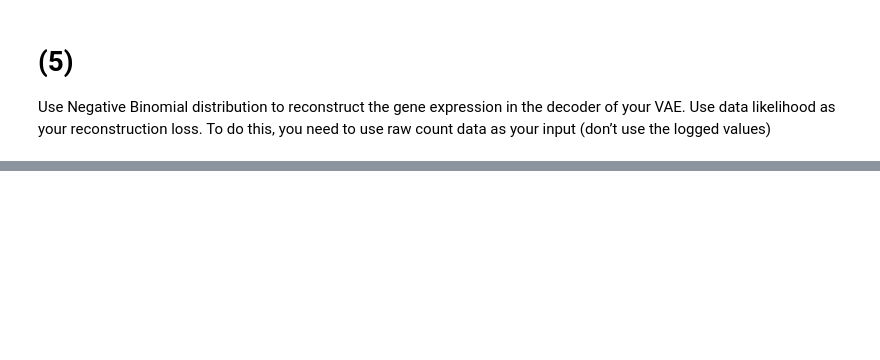
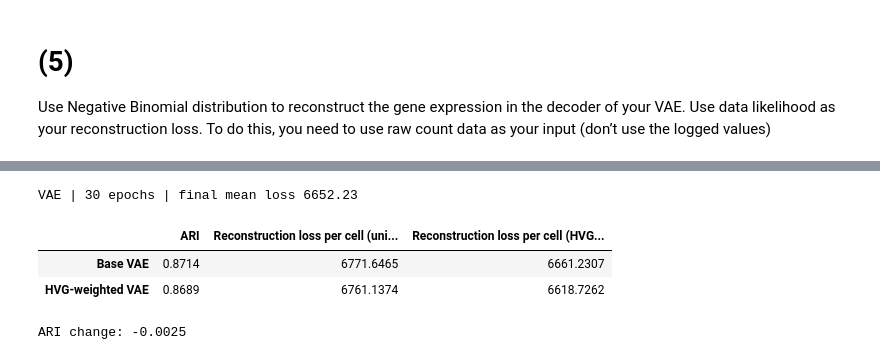
Before and after one commit to 6x7p3/lab_entry_test, a Jupyter notebook: Question_1/Problem 1.ipynb, the cells around one changed output, grey strips where cells are left out. Cells and saved outputs as stored; diff of their text form; code cells hidden in the pictures; blank space fills up the shorter version.

```diff
--- a/Question_1/Problem 1.ipynb
+++ b/Question_1/Problem 1.ipynb
@@ -504,0 +201,62 @@ Epoch 30 | NB NLL 11828.22 | KL 53.45 | total 11881.68 | max logvar -1.80
+# %%
+import numpy as np
+import pandas as pd
+import torch
+from scanpy.io import read_h5ad
+from sklearn.cluster import KMeans
+from sklearn.metrics import adjusted_rand_score
+
+from model import VAE, train_vae
+
+adata = read_h5ad("cortex_preprocessed.h5ad")
+highly_variable = adata.var["highly_variable"].to_numpy(dtype=bool)
+gene_weights = np.where(highly_variable, 3.0, 1.0)
+gene_weights /= gene_weights.mean()
+
+weighted_checkpoint = "checkpoints/cortex_vae_hvg.pt"
+train_vae(VAE, adata, "scaled", weighted_checkpoint, epochs=30, gene_weights=gene_weights)
+
+cell_types = adata.obs["label"]
+scaled_expression = torch.as_tensor(adata.layers["scaled"], dtype=torch.float32)
+hvg_weights = torch.as_tensor(gene_weights, dtype=scaled_expression.dtype)
+
+
+@torch.inference_mode()
+def evaluate_checkpoint(checkpoint_path):
+    checkpoint = torch.load(checkpoint_path, map_location="cpu", weights_only=True)
+    model = VAE(**checkpoint["model_config"])
+    model.load_state_dict(checkpoint["model_state_dict"])
+    model.eval()
+
+    latent_batches = []
+    uniform_loss_sum = 0.0
+    hvg_loss_sum = 0.0
+    for expression in scaled_expression.split(128):
+        latent_means, _ = model.encode(expression)
+        latent_batches.append(latent_means)
+        reconstructed = model.decoder(latent_means)
+        uniform_loss_sum += model.reconstruction_loss(reconstructed, expression).sum(dtype=torch.float64).item()
+        hvg_loss_sum += model.reconstruction_loss(reconstructed, expression, hvg_weights).sum(dtype=torch.float64).item()
+
+    kmeans = KMeans(n_clusters=cell_types.nunique(), init="random", n_init=1, random_state=42)
+    clusters = kmeans.fit_predict(torch.cat(latent_batches).numpy())
+    return {
+        "ARI": adjusted_rand_score(cell_types, clusters),
+        "Reconstruction loss per cell (uniform)": uniform_loss_sum / len(scaled_expression),
+        "Reconstruction loss per cell (HVG-weighted)": hvg_loss_sum / len(scaled_expression),
+    }
+
+
+results = pd.DataFrame(
+    [evaluate_checkpoint("checkpoints/cortex_vae.pt"), evaluate_checkpoint(weighted_checkpoint)],
+    index=["Base VAE", "HVG-weighted VAE"],
+)
+display(results.round(4))
+ari_change = results["ARI"].diff().at["HVG-weighted VAE"]
+print(f"ARI change: {ari_change:+.4f}")
+# %% [output]
+VAE | 30 epochs | final mean loss 6652.23
+|  | ARI | Reconstruction loss per cell (uni... | Reconstruction loss per cell (HVG... |
+| Base VAE | 0.8714 | 6771.6465 | 6661.2307 |
+| HVG-weighted VAE | 0.8689 | 6761.1374 | 6618.7262 |
+ARI change: -0.0025
```
Also changed, not shown: parts of 20 cells of this notebook, 49 other files.
